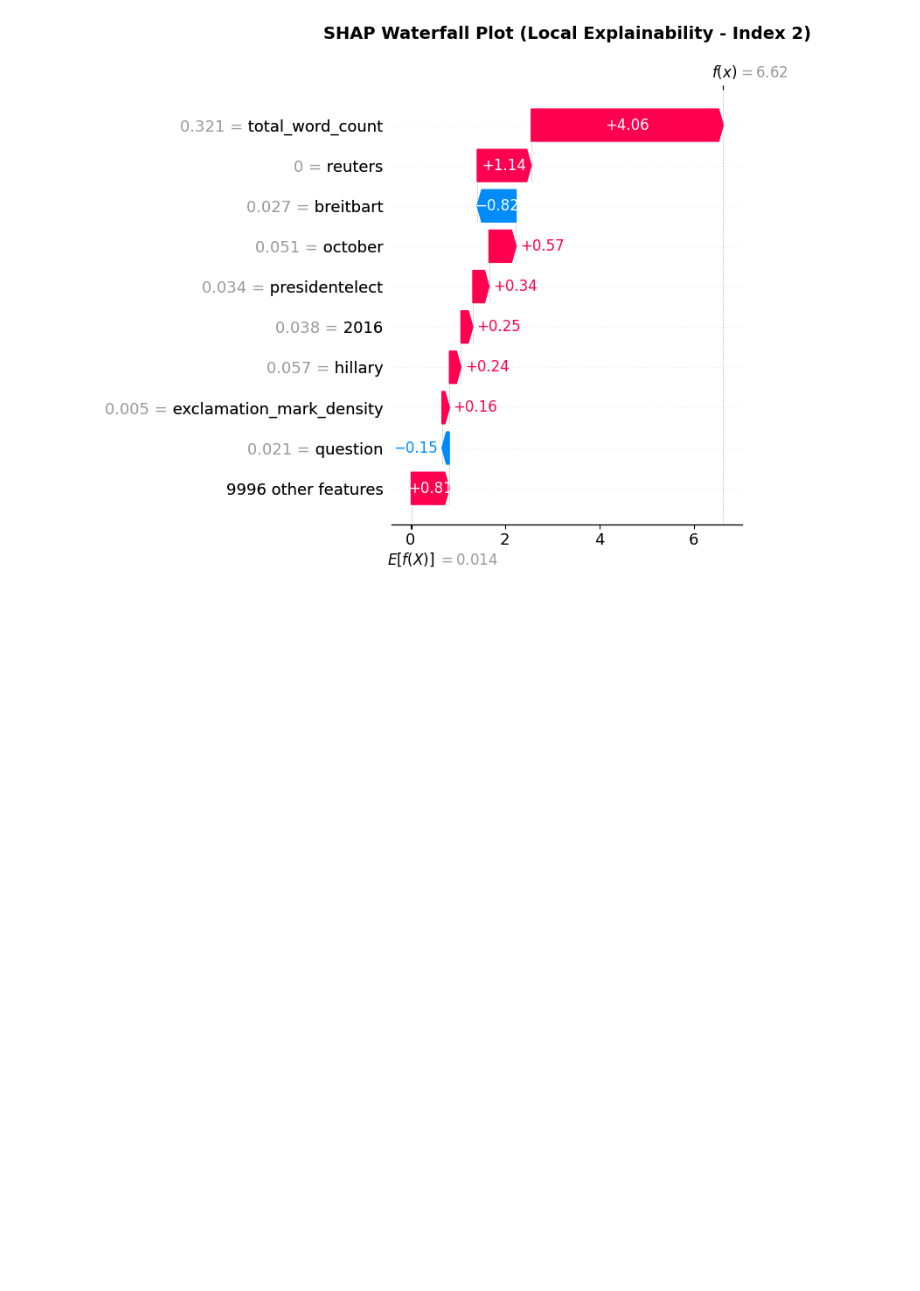
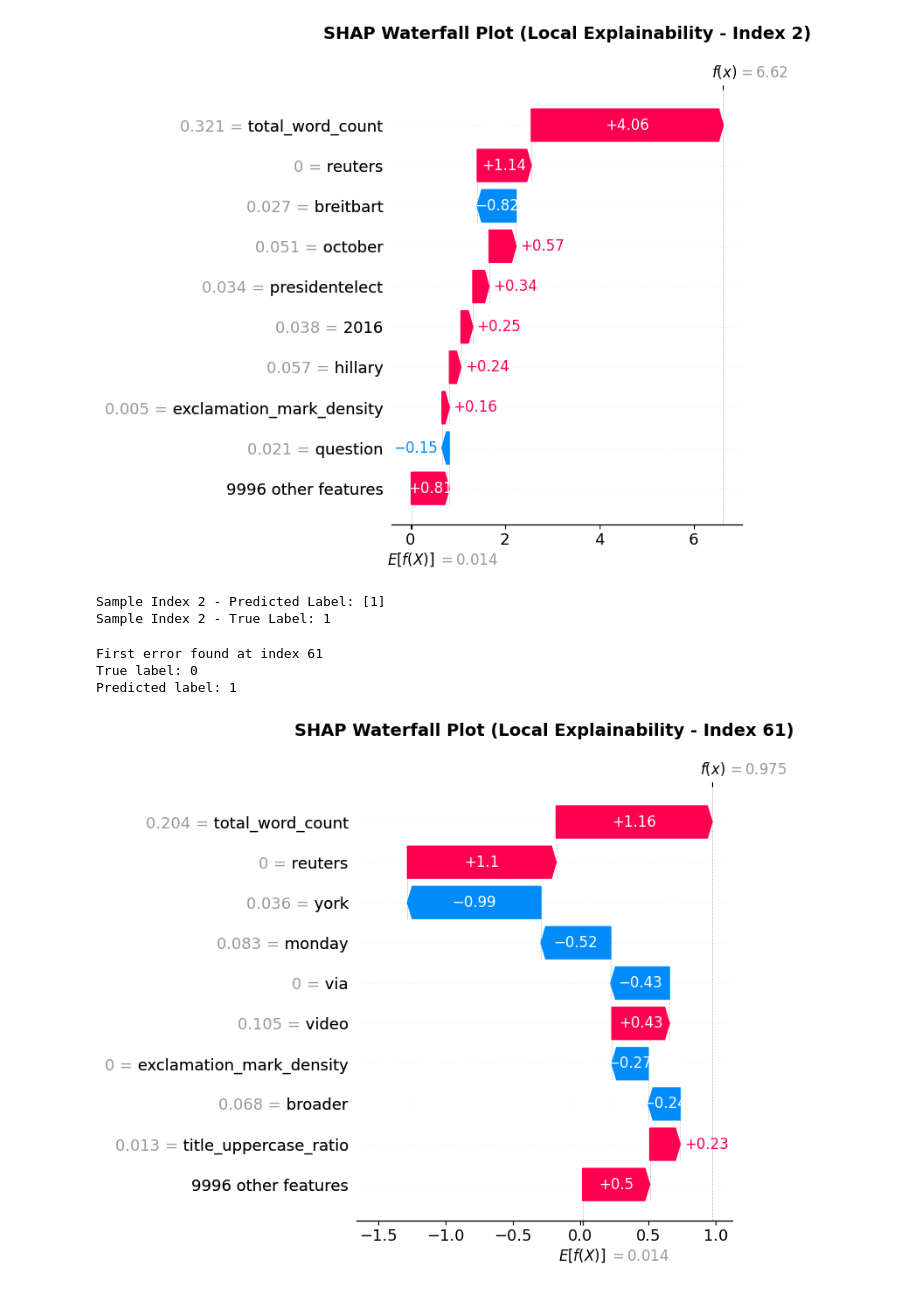
Before and after one commit to jackomazi/data-mining-and-machine-learning-project, a Jupyter notebook: fake_news_analysis_final.ipynb, the cells around one changed output. Saved outputs shown, nothing was run; the diff lists cells and outputs as text; code cells hidden in the pictures; blank space fills up the shorter version.

```diff
--- a/fake_news_analysis_final.ipynb
+++ b/fake_news_analysis_final.ipynb
@@ -1060,3 +1072,60 @@ plt.show()
 # %% [output]
 [figure]
 [figure]
+# %%
+# load X and y
+X_train_final = sparse.load_npz("saved_matrices/X_train_final.npz")
+y_train = np.load("saved_matrices/y_train.npy", allow_pickle=True)
+X_test_final = sparse.load_npz("saved_matrices/X_test_final.npz")
+X_test_final = X_test_final.tocsr()
+y_test = np.load("saved_matrices/y_test.npy", allow_pickle=True)
+directory = "saved_models/"
+final_model = joblib.load(f"{directory}final_lightgbm_model.pkl")
+
+
+print("Sample Index 2 - Predicted Label:", final_model.predict(X_test_final[2]))
+# print sample index 2
+print("Sample Index 2 - True Label:", y_test[2])
+# %% [output]
+Sample Index 2 - Predicted Label: [1]
+Sample Index 2 - True Label: 1
+# %%
+for i in range(len(y_test)):
+    pred = final_model.predict(X_test_final[i])[0]
+
+    if pred != y_test[i]:
+        print(f"First error found at index {i}")
+        print(f"True label: {y_test[i]}")
+        print(f"Predicted label: {pred}")
+        break
+# %% [output]
+First error found at index 61
+True label: 0
+Predicted label: 1
+# %%
+tfidf = joblib.load(f"{directory}tfidf_vectorizer.pkl")
+feature_names = list(tfidf.get_feature_names_out())
+
+stylometric_names = [
+    "title_uppercase_ratio",
+    "total_word_count",
+    "spelling_error_rate",
+    "exclamation_mark_density",
+    "question_mark_density"
+]
+
+all_feature_names = feature_names + stylometric_names
+
+X_test_df = pd.DataFrame(X_test_final.toarray(), columns=all_feature_names)
+explainer = shap.TreeExplainer(final_model)
+shap_values = explainer(X_test_df)
+
+chosen_index = 61
+plt.figure(figsize=(10, 6))
+shap.plots.waterfall(shap_values[chosen_index], show=False)
+plt.title(f"SHAP Waterfall Plot (Local Explainability - Index {chosen_index})", fontsize=14, fontweight="bold", pad=20)
+plt.tight_layout()
+plt.savefig(f"LightGBMLocalWrong.png", dpi=300, bbox_inches="tight")
+plt.show()
+# %% [output]
+[figure, added]
```
Also changed, not shown: parts of 1 cell of this notebook, 4 other files.
